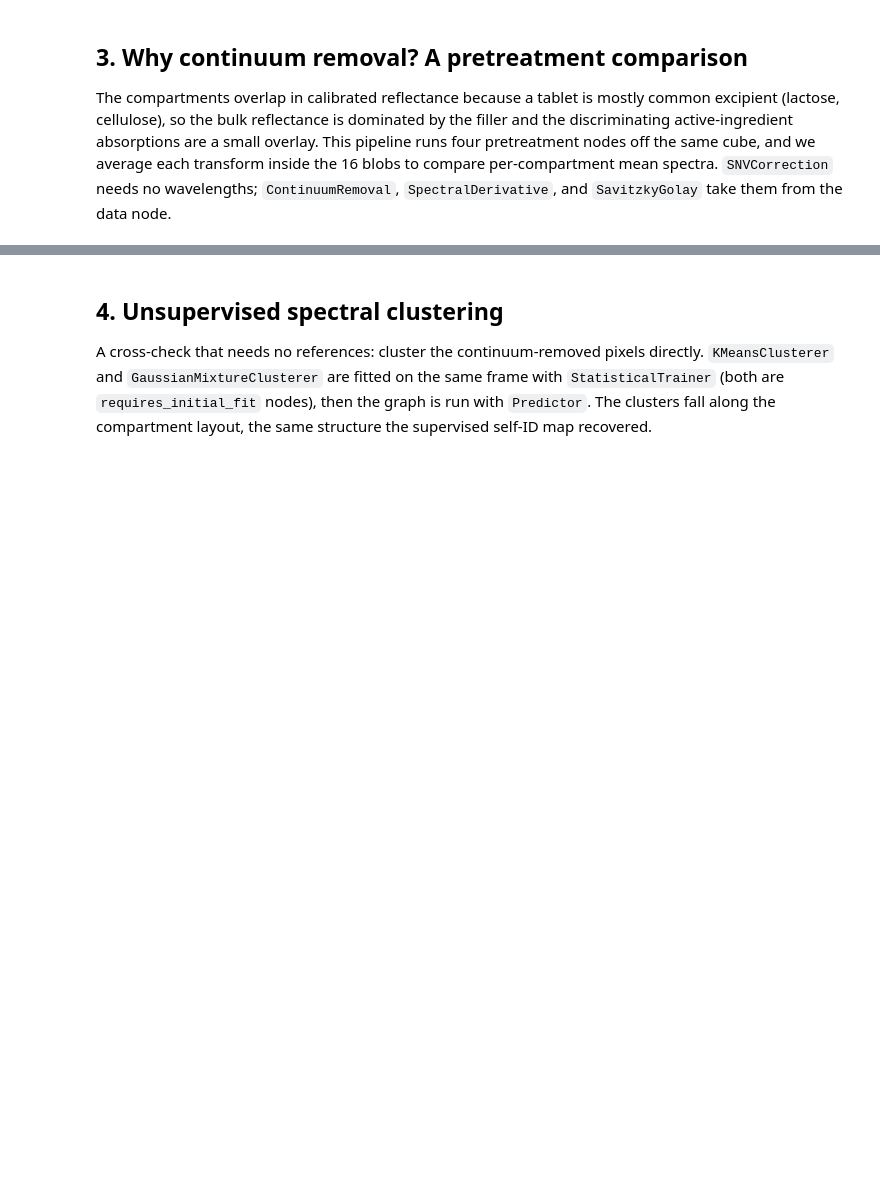
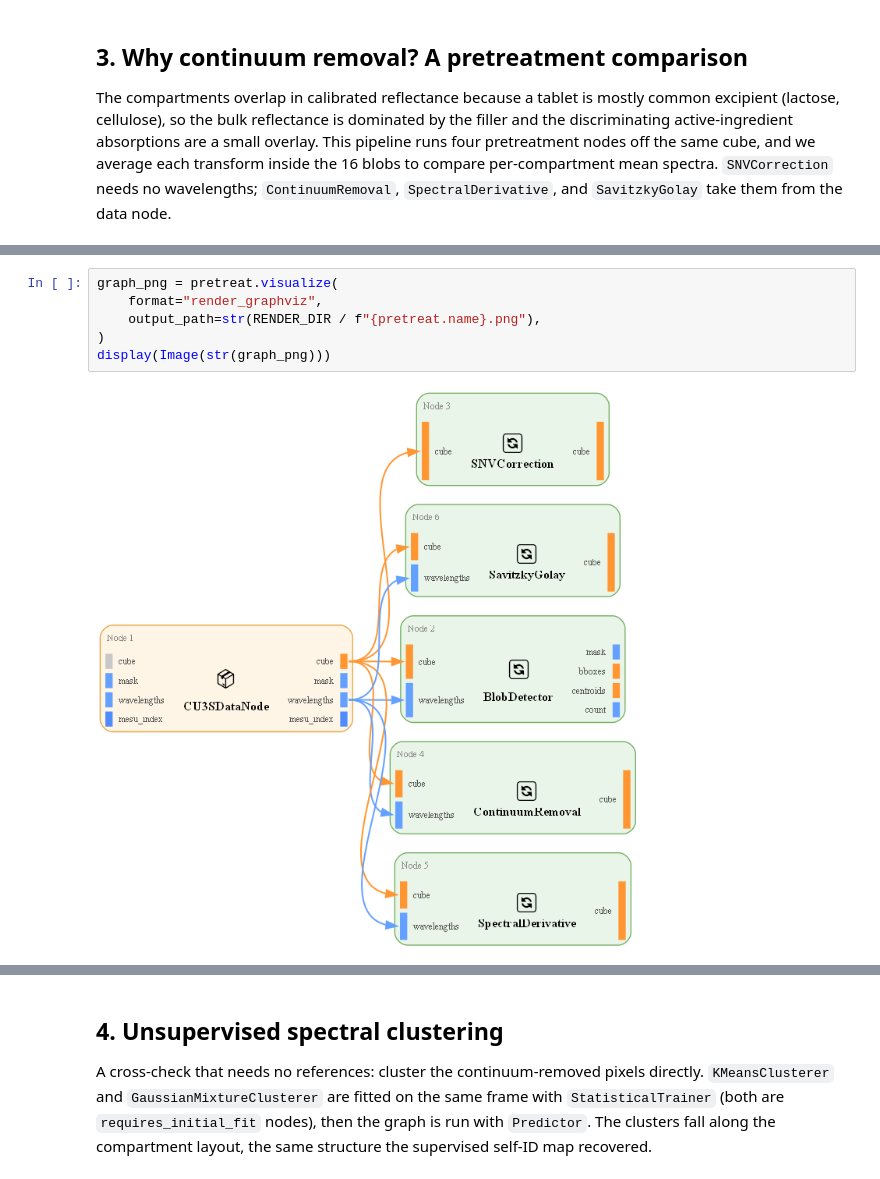
Before and after one commit to cubert-hyperspectral/cuvis-ai, a Jupyter notebook: notebooks/use_cases/node_catalog_pills.ipynb, the cells around one changed output, grey strips where cells are left out. Drawn from its saved outputs; the diff is of its cells as text; blank space fills up the shorter version.

```diff
--- a/notebooks/use_cases/node_catalog_pills.ipynb
+++ b/notebooks/use_cases/node_catalog_pills.ipynb
@@ -272,0 +280,8 @@ plt.show()
+# %%
+graph_png = pretreat.visualize(
+    format="render_graphviz",
+    output_path=str(RENDER_DIR / f"{pretreat.name}.png"),
+)
+display(Image(str(graph_png)))
+# %% [output]
+[figure, added]
```
Also changed, not shown: parts of 14 cells of this notebook, 1 other file.
